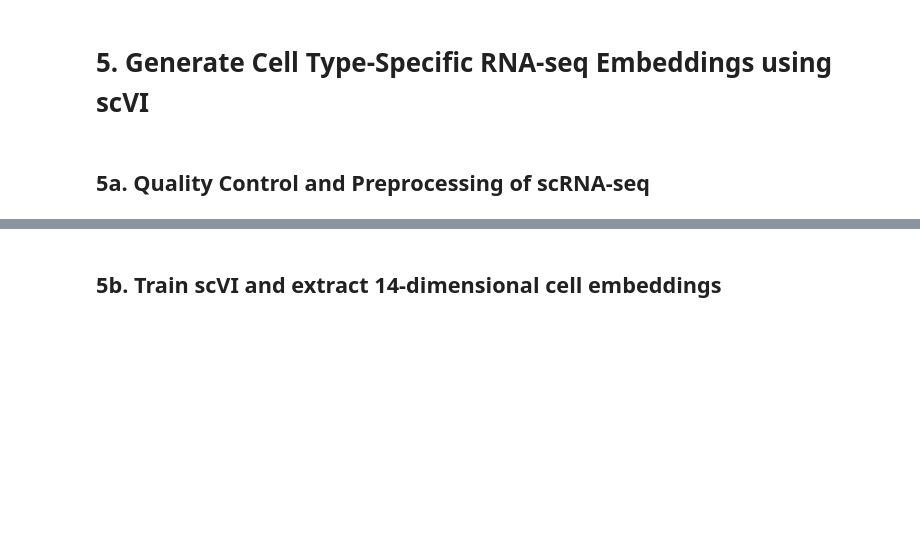
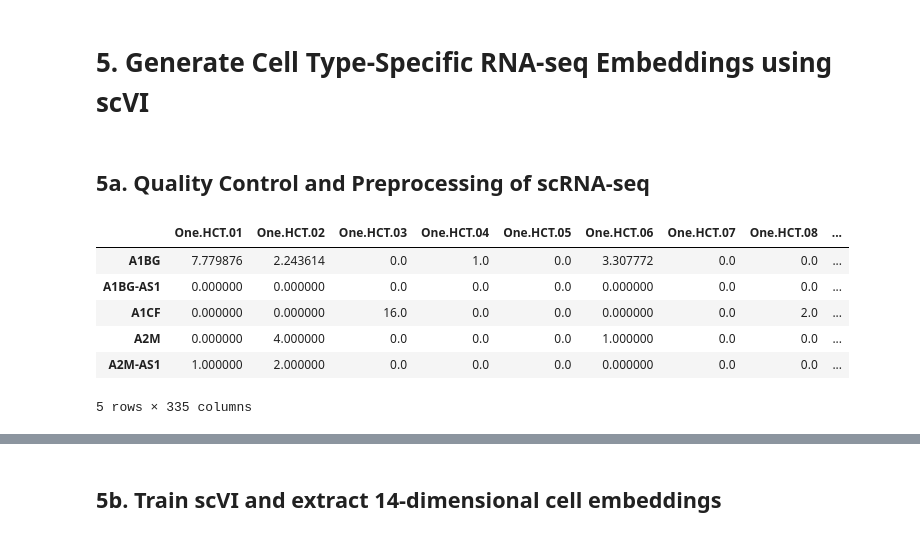
Before and after one commit to irith-kat/genai4bio-project, a Jupyter notebook: notebook_tests/joint_DNA_RNA_processing.ipynb, the cells around one changed output, grey strips where cells are left out. Saved outputs shown, nothing was run; the diff lists cells and outputs as text; code cells hidden in the pictures; blank space fills up the shorter version.

```diff
--- a/notebook_tests/joint_DNA_RNA_processing.ipynb
+++ b/notebook_tests/joint_DNA_RNA_processing.ipynb
@@ -725,3 +727,21 @@ total 40M
 # 5. Generate Cell Type-Specific RNA-seq Embeddings using scVI
 # %% [markdown]
 ## 5a. Quality Control and Preprocessing of scRNA-seq
+# %%
+
+from anndata import AnnData
+
+# GSE185269_scONEseq_Cellline_RNA_gene_counts_matrix.csv.gz
+# Load CSV object
+csv_path = "/content/drive/MyDrive/MIT HST 506/project_data/GEO_GSE185269_files/GSE185269_scONEseq_Cellline_RNA_gene_counts_matrix.csv.gz"
+df = pd.read_csv(csv_path, index_col=0, compression = "gzip") # Size: 56594 x 335
+# %%
+df.head()
+# %% [output]
+|  | One.HCT.01 | One.HCT.02 | One.HCT.03 | One.HCT.04 | One.HCT.05 | One.HCT.06 | One.HCT.07 | One.HCT.08 | ... |
+| A1BG | 7.779876 | 2.243614 | 0.0 | 1.0 | 0.0 | 3.307772 | 0.0 | 0.0 | ... |
+| A1BG-AS1 | 0.000000 | 0.000000 | 0.0 | 0.0 | 0.0 | 0.000000 | 0.0 | 0.0 | ... |
+| A1CF | 0.000000 | 0.000000 | 16.0 | 0.0 | 0.0 | 0.000000 | 0.0 | 2.0 | ... |
+| A2M | 0.000000 | 4.000000 | 0.0 | 0.0 | 0.0 | 1.000000 | 0.0 | 0.0 | ... |
+| A2M-AS1 | 1.000000 | 2.000000 | 0.0 | 0.0 | 0.0 | 0.000000 | 0.0 | 0.0 | ... |
+5 rows × 335 columns
```
Also changed, not shown: parts of 15 cells of this notebook.
